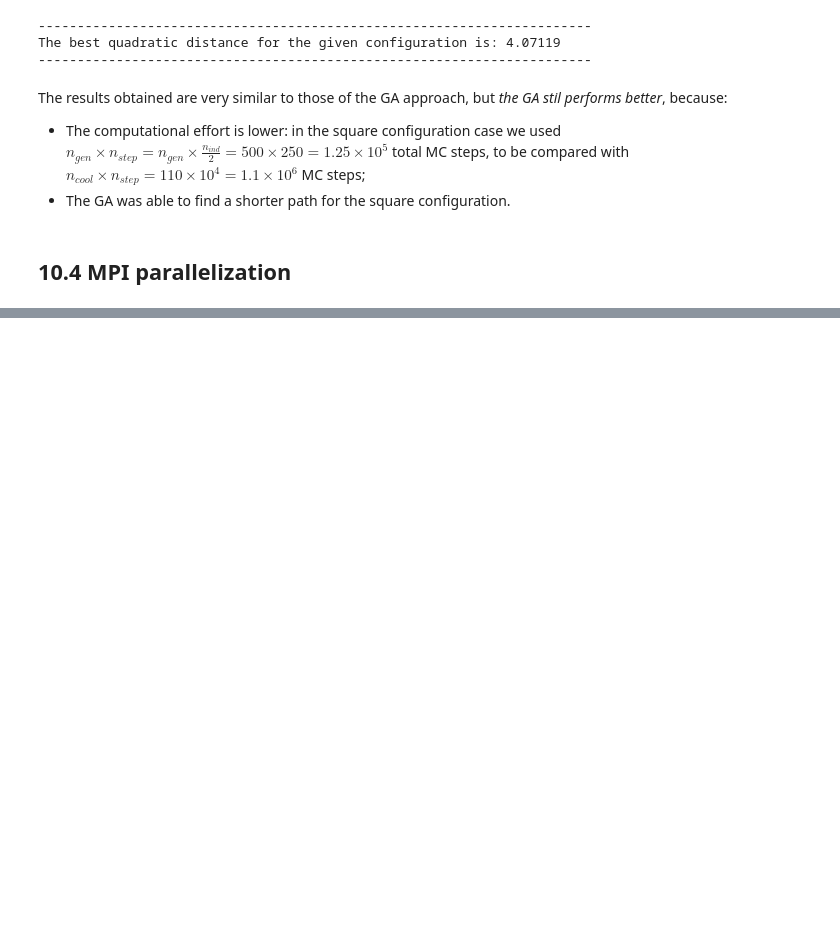
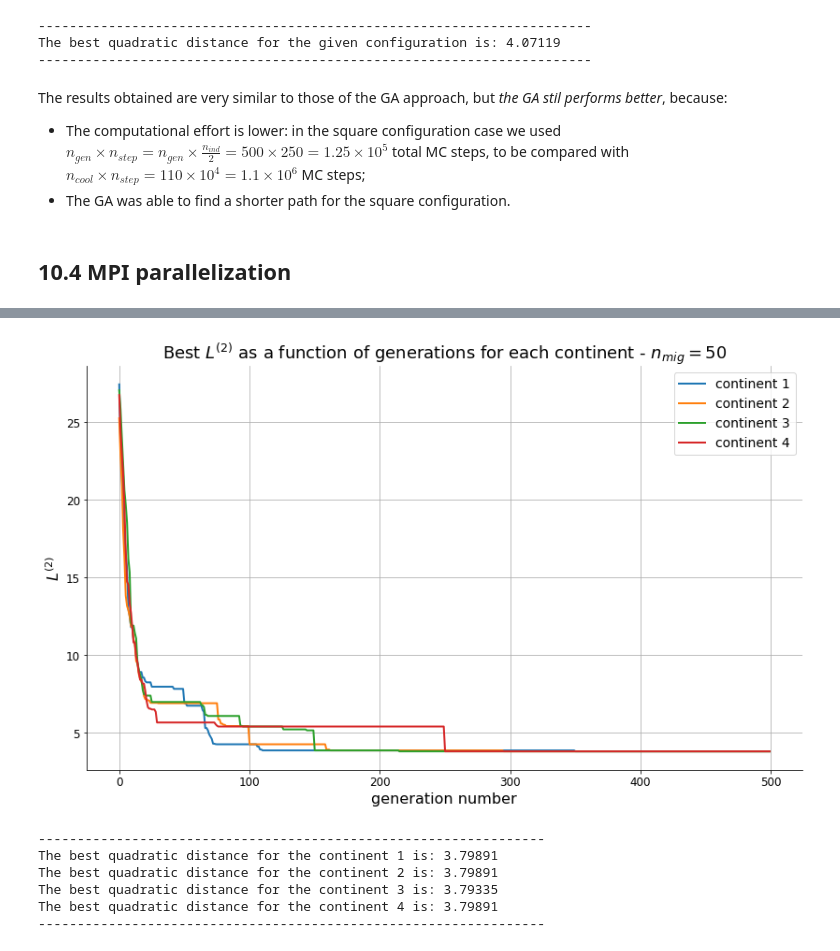
Before and after one commit to simonecodispoti/LSN_Exercises, a Jupyter notebook: excercise_10/Exercise10.ipynb, the cells around one changed output, grey strips where cells are left out. Cells and saved outputs as stored; diff of their text form; code cells hidden in the pictures; blank space fills up the shorter version.

Commit message:
Calcolo parallelo effettuato. Versione finale di tutti gli esercizi

```diff
--- a/excercise_10/Exercise10.ipynb
+++ b/excercise_10/Exercise10.ipynb
@@ -245,0 +308,36 @@ ESERCIZIO DA SVOLGERE
+# %%
+L_best_1 = Read("Parallel_Search/mig_50/Distance_1.best")
+L_best_2 = Read("Parallel_Search/mig_50/Distance_2.best")
+L_best_3 = Read("Parallel_Search/mig_50/Distance_3.best")
+L_best_4 = Read("Parallel_Search/mig_50/Distance_4.best")
+N = [i for i in range(len(L_best_1))]
+
+SCALE = 7
+FIG_SIZE = (SCALE*0.5*(1+np.sqrt(5)),SCALE)
+plt.figure(figsize=FIG_SIZE, constrained_layout=True)
+plt.plot(N, L_best_1, label='continent 1')
+plt.plot(N, L_best_2, label='continent 2')
+plt.plot(N, L_best_3, label='continent 3')
+plt.plot(N, L_best_4, label='continent 4')
+plt.title("Best $L^{(2)}$ as a function of generations for each continent - $n_{mig} = 50$")
+plt.xlabel("generation number")
+plt.ylabel("$L^{(2)}$")
+plt.legend()
+plt.grid()
+plt.show()
+
+# Best path cost
+print("-----------------------------------------------------------------")
+print("The best quadratic distance for the continent 1 is:", L_best_1[-1])
+print("The best quadratic distance for the continent 2 is:", L_best_2[-1])
+print("The best quadratic distance for the continent 3 is:", L_best_3[-1])
+print("The best quadratic distance for the continent 4 is:", L_best_4[-1])
+print("-----------------------------------------------------------------")
+# %% [output]
+[figure, added]
+-----------------------------------------------------------------
+The best quadratic distance for the continent 1 is: 3.79891
+The best quadratic distance for the continent 2 is: 3.79891
+The best quadratic distance for the continent 3 is: 3.79335
+The best quadratic distance for the continent 4 is: 3.79891
+-----------------------------------------------------------------
```
Also changed, not shown: parts of 8 cells of this notebook, 47 other files.
